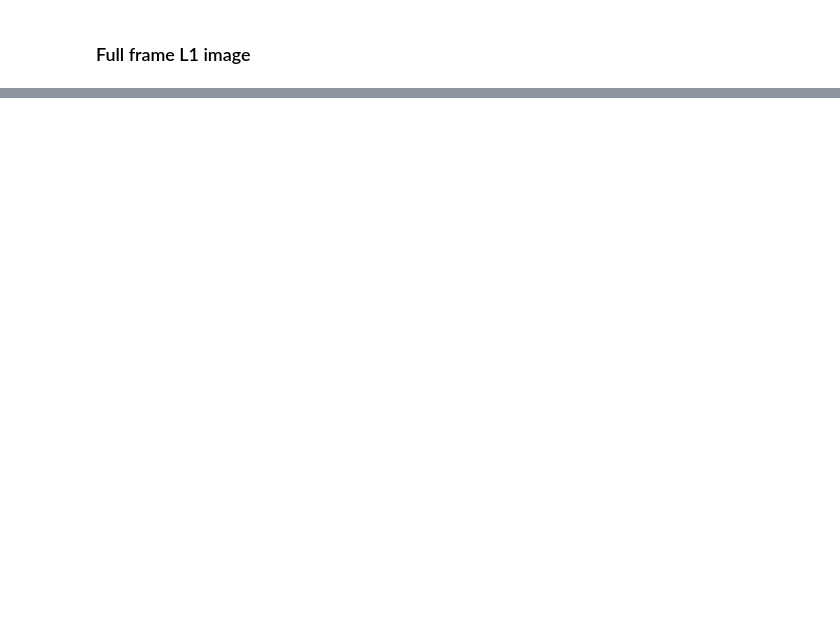
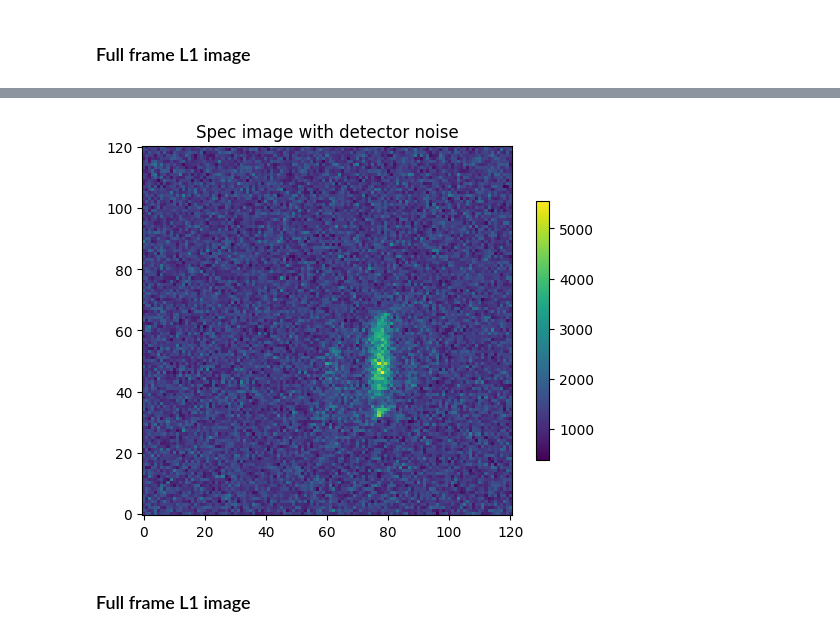
Before and after one commit to roman-corgi/corgisim, a Jupyter notebook: examples/spec_slit_prism_demo.ipynb, the cells around one changed output, grey strips where cells are left out. Saved outputs shown, nothing was run; the diff lists cells and outputs as text; code cells hidden in the pictures; blank space fills up the shorter version.

```diff
--- a/examples/spec_slit_prism_demo.ipynb
+++ b/examples/spec_slit_prism_demo.ipynb
@@ -504,0 +732,17 @@ co = plt.colorbar(shrink=0.7)
+# %%
+#simulate detector noise
+gain = 400
+emccd_keywords ={'em_gain':gain, 'cr_rate':0}
+detector = instrument.CorgiDetector(emccd_keywords)
+exptime = (8 * u.hour).to_value(u.s)
+#use configuration with slit and prism as example
+sim_scene_slit_prism = detector.generate_detector_image(sim_scene_slit_prism,exptime)
+detector_image = sim_scene_slit_prism.image_on_detector.data
+# %%
+plt.imshow(detector_image, origin='lower')
+plt.title('Spec image with detector noise')
+co = plt.colorbar(shrink=0.7)
+# %% [output]
+[figure, added]
+# %% [markdown]
+### Full frame L1 image
```
Also changed, not shown: parts of 34 cells of this notebook, 1 other file.
